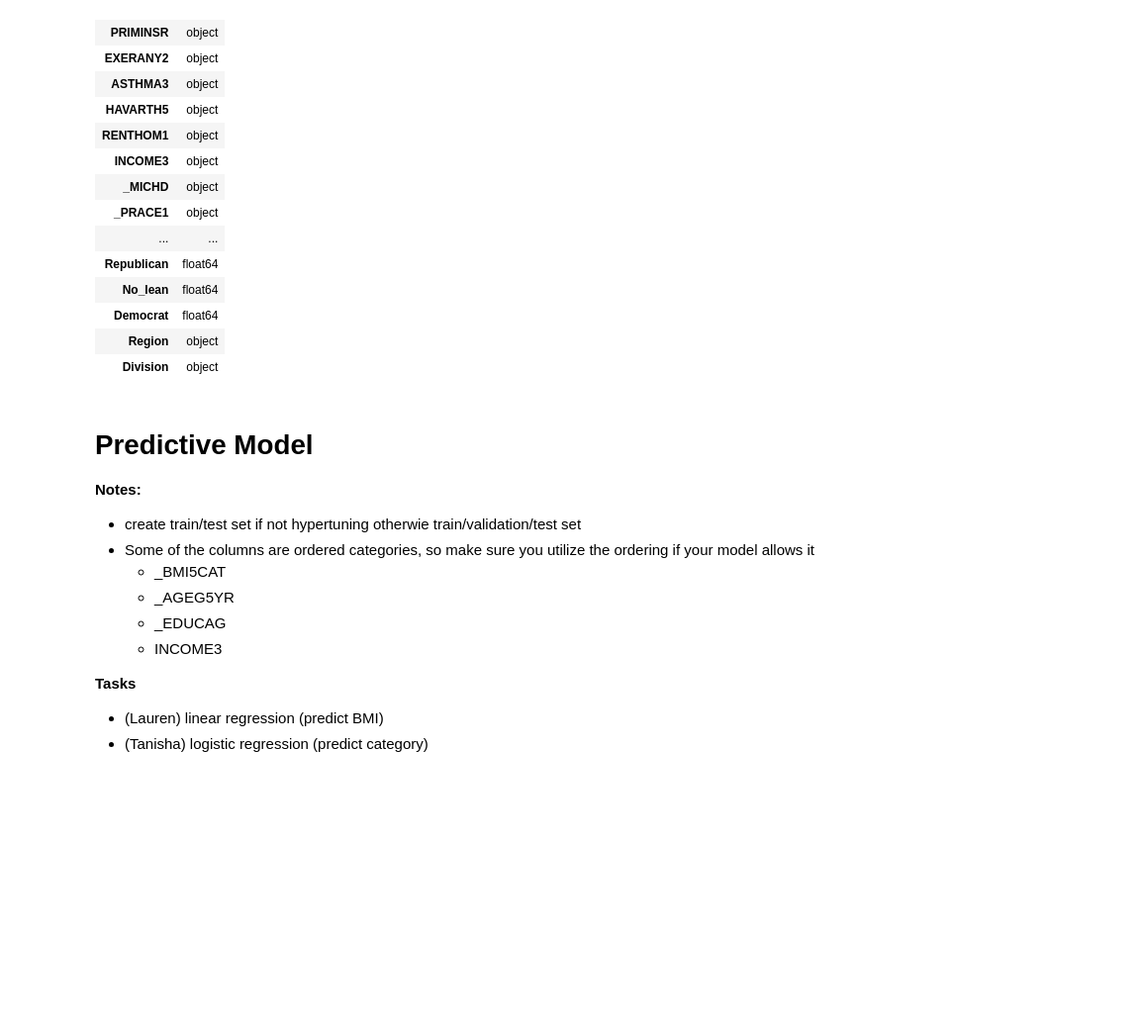
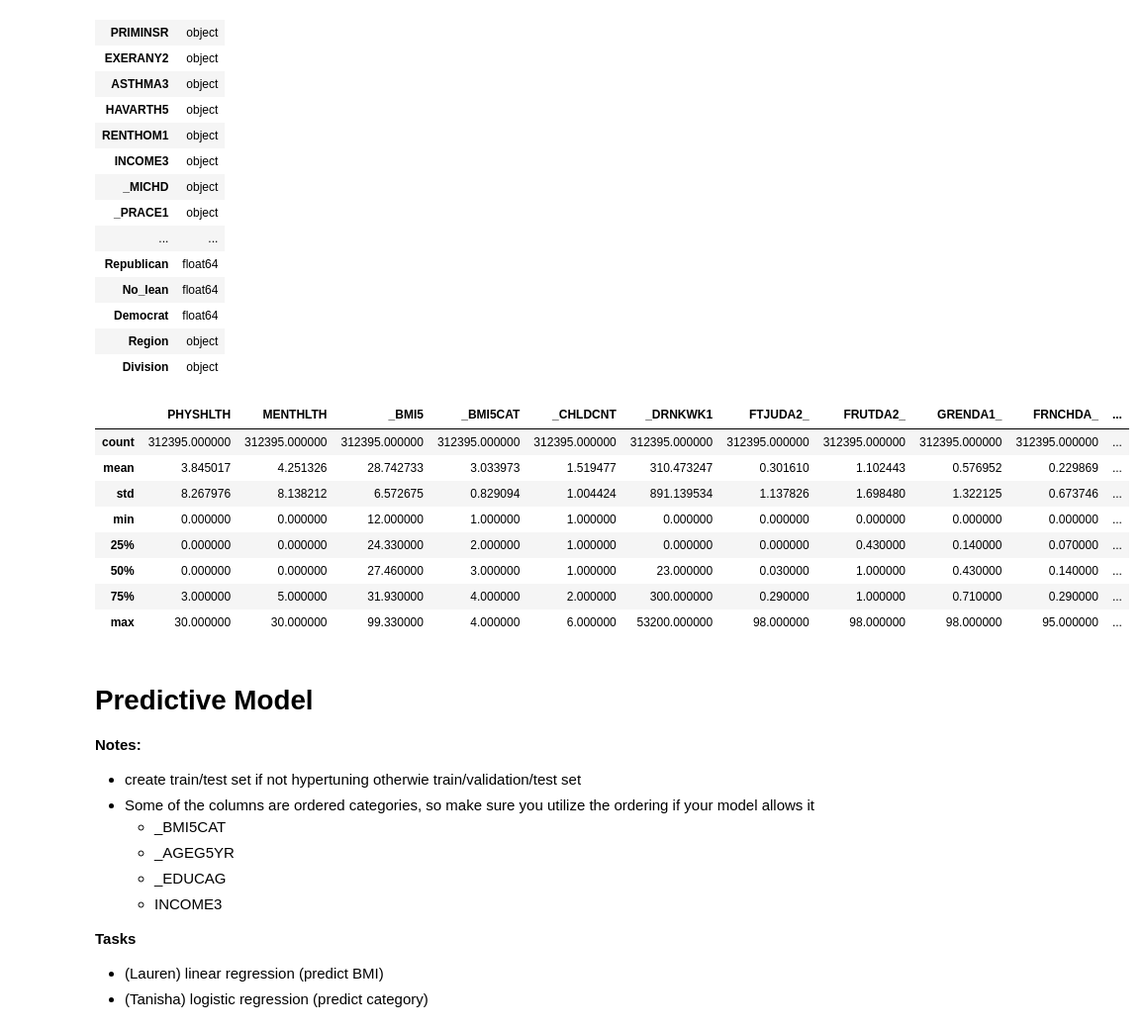
Before and after one commit to laurenc8/ds4a-obesity, a Jupyter notebook: Combined_data_cleaning.ipynb, the cells around one changed output. Shown at 99% size. Cells and saved outputs as stored; diff of their text form; code cells hidden in the pictures; blank space fills up the shorter version.

```diff
--- a/Combined_data_cleaning.ipynb
+++ b/Combined_data_cleaning.ipynb
@@ -45,8 +45,8 @@ df = pd.read_csv("llcp2021.csv",
                                    'PHYSHLTH', 'MENTHLTH','ASTHMA3','HAVARTH5','_MICHD', '_STATE',
                                    '_PRACE1','_HISPANC','_SEX','_EDUCAG','INCOME3',
                                     '_DRNKWK1', 'FTJUDA2_', 'FRUTDA2_', 'GRENDA1_', 'FRNCHDA_', 'POTADA1_', 'VEGEDA2_',
-                                    'RENTHOM1', 'PRIMINSR', 'EXERANY2','HTIN4', '_CHLDCNT'])
-df = df.dropna(subset=['_BMI5', '_BMI5CAT'])
+                                    'RENTHOM1', 'PRIMINSR', 'EXERANY2', '_CHLDCNT'])
+df = df.dropna(subset=['_BMI5', '_BMI5CAT', '_PRACE1','_HISPANC', 'INCOME3', '_EDUCAG'])
 df = df[df['_AGEG5YR'] != 14]
 print(df.shape)
 df.head()
@@ -62,7 +82,7 @@ df.head()
 # %% [markdown]
 ### Lauren's changes
 # %%
-cols = ['HTIN4', '_CHLDCNT', '_DRNKWK1', 'FTJUDA2_', 'FRUTDA2_', 'GRENDA1_', 'FRNCHDA_', 'POTADA1_', 'VEGEDA2_', '_BMI5', '_BMI5CAT'] # edit this list to include all the relevant columns
+cols = ['_CHLDCNT', '_DRNKWK1', 'FTJUDA2_', 'FRUTDA2_', 'GRENDA1_', 'FRNCHDA_', 'POTADA1_', 'VEGEDA2_', '_BMI5', '_BMI5CAT'] # edit this list to include all the relevant columns
 
 two_implied_decimals = ['FTJUDA2_', 'FRUTDA2_', 'GRENDA1_', 'FRNCHDA_', 'POTADA1_', 'VEGEDA2_', '_BMI5']
 
@@ -190,13 +210,23 @@ print(df['EXERANY2'].unique())
 # %% [markdown]
 ### Tanisha's changes
 # %%
+## drop 9 for _EDUCAG and INCOME3
+
+df = df[df["_EDUCAG"] != 9]
+df = df[(df["INCOME3"] != 77) & (df["INCOME3"] != 99)]
+df = df[(df["_PRACE1"] != 77) & (df["_PRACE1"] != 99)]
+df = df[df["_HISPANC"] != 9]
+
+print(df.shape)
+
 # Declare variables to calculate mean for education and income columns
-ed_median= df["_EDUCAG"].median()
-inc_median =df["INCOME3"].median()
+# ed_median= df["_EDUCAG"].median()
+# inc_median =df["INCOME3"].median()
 
-# Replace in the blank values in the _PRACE1 and INCOME3 column with 77
-df["_PRACE1"].fillna(77, inplace = True)
-df["INCOME3"].fillna(77, inplace = True)
+
+# # Replace in the blank values in the _PRACE1 and INCOME3 column with 77
+# df["_PRACE1"].fillna(77, inplace = True)
+# df["INCOME3"].fillna(77, inplace = True)
 
 # Replace fields perspective fields with median and 77
-df.replace({'_PRACE1': {99:77},'_EDUCAG':{9:ed_median}, 'INCOME3':{99:ed_median, 77:ed_median}}, inplace = True)
+# df.replace({'_PRACE1': {99:77}}, inplace = True)
@@ -208,11 +240,9 @@ df.replace({'_PRACE1': {1:'White',
                                5:'Native Hawaiian or other Pacific Islander',
                                6:'Other race',
                                7:'No preferred race',
-                               8:'Multiracial but preferred race not answered',
-                               77:'Missing'},
+                               8:'Multiracial but preferred race not answered'},
                 '_HISPANC':{1:'Hispanic, Latino/a, or Spanish origin',
-                            2:'Not of Hispanic, Latino/a, or Spanish origin',
-                            9:"Don´t Know, Refused or Missing"},
+                            2:'Not of Hispanic, Latino/a, or Spanish origin'},
                 '_SEX':{1:'Male',
                         2:'Female'},
                 '_AGEG5YR':{1:'Age 18 to 24',
@@ -227,13 +257,11 @@ df.replace({'_PRACE1': {1:'White',
                             10:'Age 65 to 69',
                             11:'Age 70 to 74',
                             12:'Age 75 to 79',
-                            13:'Age 80 or older',
-                            14:'Don’t know/Refused/Missing'},
+                            13:'Age 80 or older'},
                 '_EDUCAG':{1:'Did not graduate High School',
                            2:'Graduated High School',
                            3:'Attended College or Technical School',
-                           4:'Graduated from College or Technical School',
-                            9:"Don’t know/Not sure/Missing"},
+                           4:'Graduated from College or Technical School'},
                 'INCOME3': {1:"Less than $10,000",
                             2:"$10,000 to < $15,000",
                             3:"$15,000 to < $20,000",
@@ -244,8 +272,7 @@ df.replace({'_PRACE1': {1:'White',
                             8:"$75,000 to < $100,000",
                             9:"$100,000 to < $150,000",
                             10:"$150,000 to < $200,000",
-                            11:"$200,000 or more", 77:'Missing'},
-                '_BMI5CAT':{1:'Underweight', 2:'Normal Weight', 3:'Normal Weight',4:'Obese'}},
+                            11:"$200,000 or more"}},
                 inplace = True)
 
 #check if any columns with nan left
@@ -276,3 +305,15 @@ pd.DataFrame(df.dtypes)
+# %%
+df.describe()
+# %% [output]
+|  | PHYSHLTH | MENTHLTH | _BMI5 | _BMI5CAT | _CHLDCNT | _DRNKWK1 | FTJUDA2_ | FRUTDA2_ | GRENDA1_ | FRNCHDA_ | ... |
+| count | 312395.000000 | 312395.000000 | 312395.000000 | 312395.000000 | 312395.000000 | 312395.000000 | 312395.000000 | 312395.000000 | 312395.000000 | 312395.000000 | ... |
+| mean | 3.845017 | 4.251326 | 28.742733 | 3.033973 | 1.519477 | 310.473247 | 0.301610 | 1.102443 | 0.576952 | 0.229869 | ... |
+| std | 8.267976 | 8.138212 | 6.572675 | 0.829094 | 1.004424 | 891.139534 | 1.137826 | 1.698480 | 1.322125 | 0.673746 | ... |
+| min | 0.000000 | 0.000000 | 12.000000 | 1.000000 | 1.000000 | 0.000000 | 0.000000 | 0.000000 | 0.000000 | 0.000000 | ... |
+| 25% | 0.000000 | 0.000000 | 24.330000 | 2.000000 | 1.000000 | 0.000000 | 0.000000 | 0.430000 | 0.140000 | 0.070000 | ... |
+| 50% | 0.000000 | 0.000000 | 27.460000 | 3.000000 | 1.000000 | 23.000000 | 0.030000 | 1.000000 | 0.430000 | 0.140000 | ... |
+| 75% | 3.000000 | 5.000000 | 31.930000 | 4.000000 | 2.000000 | 300.000000 | 0.290000 | 1.000000 | 0.710000 | 0.290000 | ... |
+| max | 30.000000 | 30.000000 | 99.330000 | 4.000000 | 6.000000 | 53200.000000 | 98.000000 | 98.000000 | 98.000000 | 95.000000 | ... |
 # %% [markdown]
 # Predictive Model
 
```
Also changed, not shown: parts of 5 cells of this notebook.
